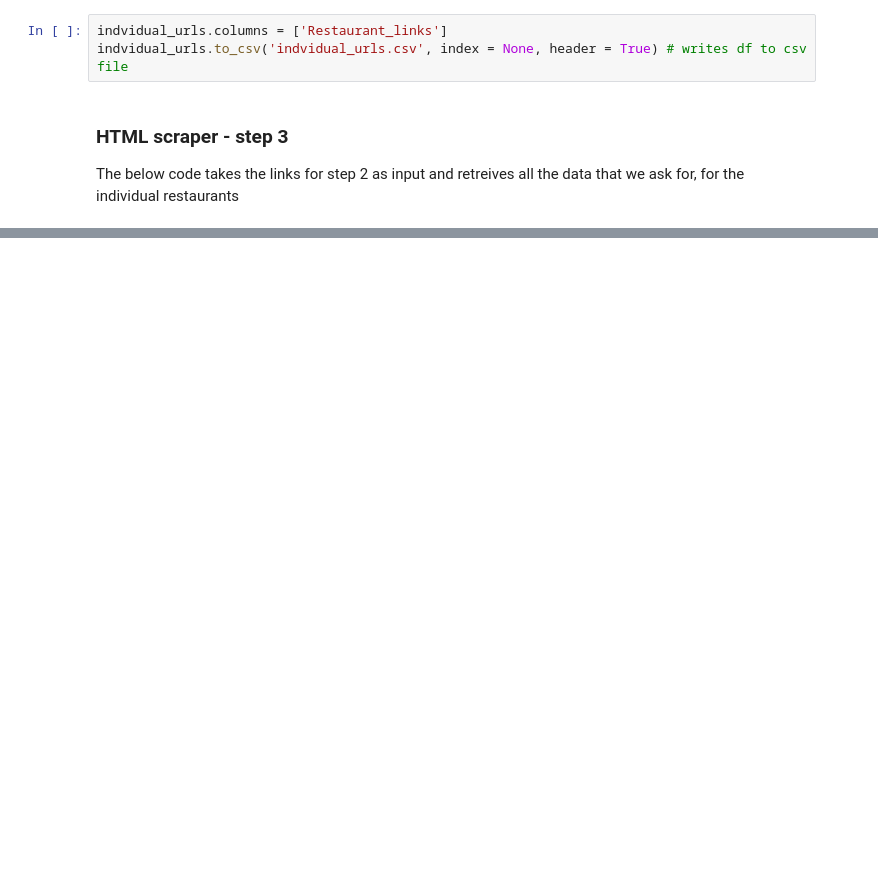
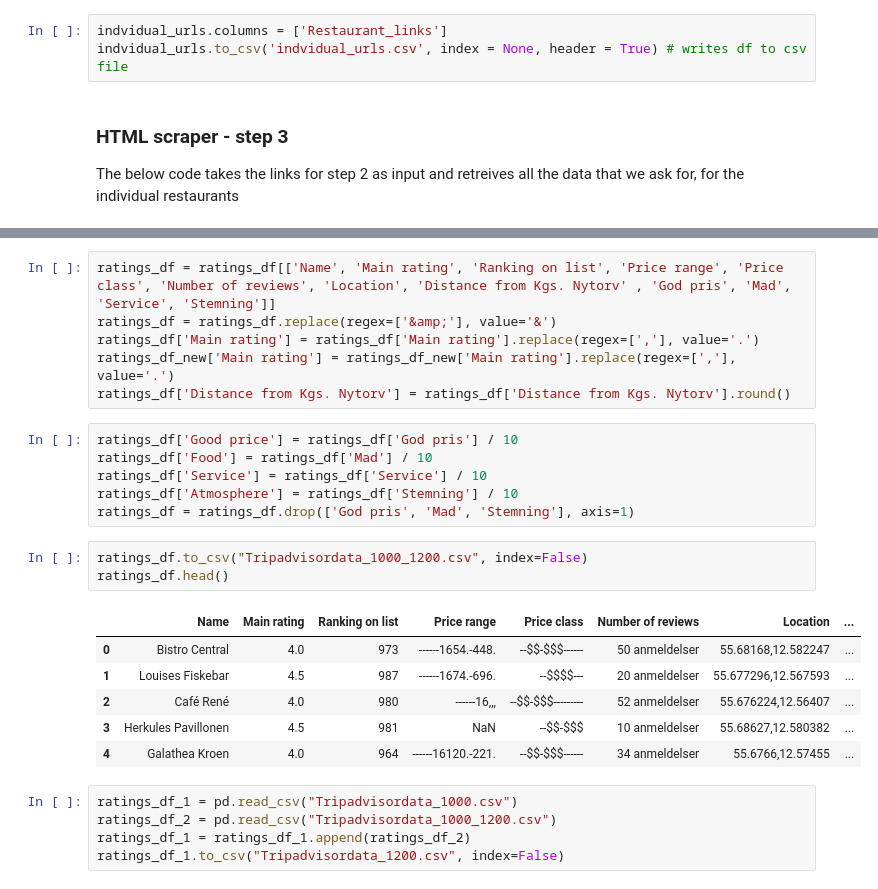
Before and after one commit to EMCK3N/SDS2019-grp20, a Jupyter notebook: TripAdvisor_scraper.ipynb, the cells around one changed output, grey strips where cells are left out. Cells and saved outputs as stored; diff of their text form; blank space fills up the shorter version.

```diff
--- a/TripAdvisor_scraper.ipynb
+++ b/TripAdvisor_scraper.ipynb
@@ -257,0 +411,27 @@ The below code takes the links for step 2 as input and retreives all the data th
+# %%
+ratings_df = ratings_df[['Name', 'Main rating', 'Ranking on list', 'Price range', 'Price class', 'Number of reviews', 'Location', 'Distance from Kgs. Nytorv' , 'God pris', 'Mad', 'Service', 'Stemning']]
+ratings_df = ratings_df.replace(regex=['&amp;'], value='&')
+ratings_df['Main rating'] = ratings_df['Main rating'].replace(regex=[','], value='.')
+ratings_df_new['Main rating'] = ratings_df_new['Main rating'].replace(regex=[','], value='.')
+ratings_df['Distance from Kgs. Nytorv'] = ratings_df['Distance from Kgs. Nytorv'].round()
+# %%
+ratings_df['Good price'] = ratings_df['God pris'] / 10
+ratings_df['Food'] = ratings_df['Mad'] / 10
+ratings_df['Service'] = ratings_df['Service'] / 10
+ratings_df['Atmosphere'] = ratings_df['Stemning'] / 10
+ratings_df = ratings_df.drop(['God pris', 'Mad', 'Stemning'], axis=1)
+# %%
+ratings_df.to_csv("Tripadvisordata_1000_1200.csv", index=False)
+ratings_df.head()
+# %% [output]
+|  | Name | Main rating | Ranking on list | Price range | Price class | Number of reviews | Location | ... |
+| 0 | Bistro Central | 4.0 | 973 | ------1654.-448. | --$$-$$$------ | 50 anmeldelser | 55.68168,12.582247 | ... |
+| 1 | Louises Fiskebar | 4.5 | 987 | ------1674.-696. | --$$$$--- | 20 anmeldelser | 55.677296,12.567593 | ... |
+| 2 | Café René | 4.0 | 980 | ------16,,, | --$$-$$$--------- | 52 anmeldelser | 55.676224,12.56407 | ... |
+| 3 | Herkules Pavillonen | 4.5 | 981 | NaN | --$$-$$$ | 10 anmeldelser | 55.68627,12.580382 | ... |
+| 4 | Galathea Kroen | 4.0 | 964 | ------16120.-221. | --$$-$$$------ | 34 anmeldelser | 55.6766,12.57455 | ... |
+# %%
+ratings_df_1 = pd.read_csv("Tripadvisordata_1000.csv")
+ratings_df_2 = pd.read_csv("Tripadvisordata_1000_1200.csv")
+ratings_df_1 = ratings_df_1.append(ratings_df_2)
+ratings_df_1.to_csv("Tripadvisordata_1200.csv", index=False)
```
Also changed, not shown: parts of 15 cells of this notebook, 1 other file.
